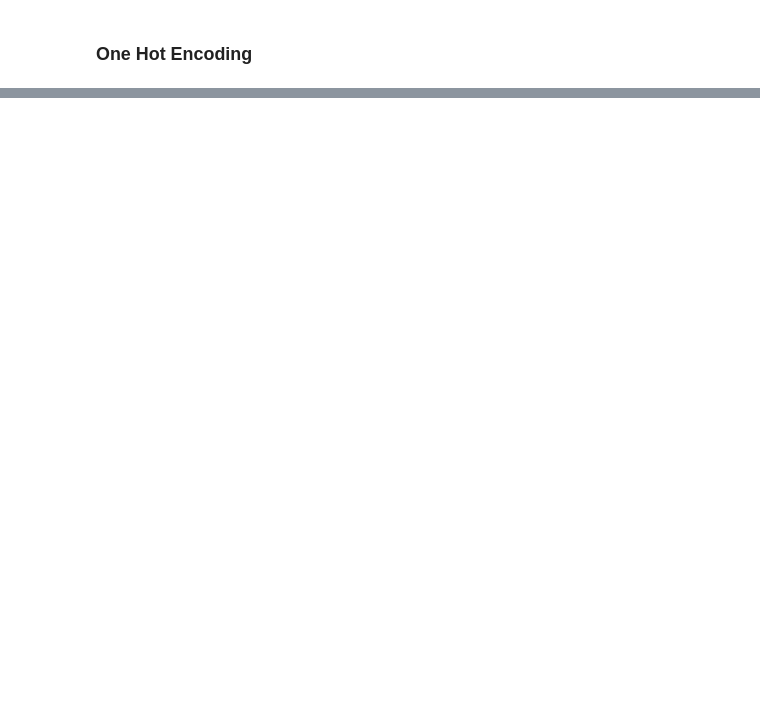
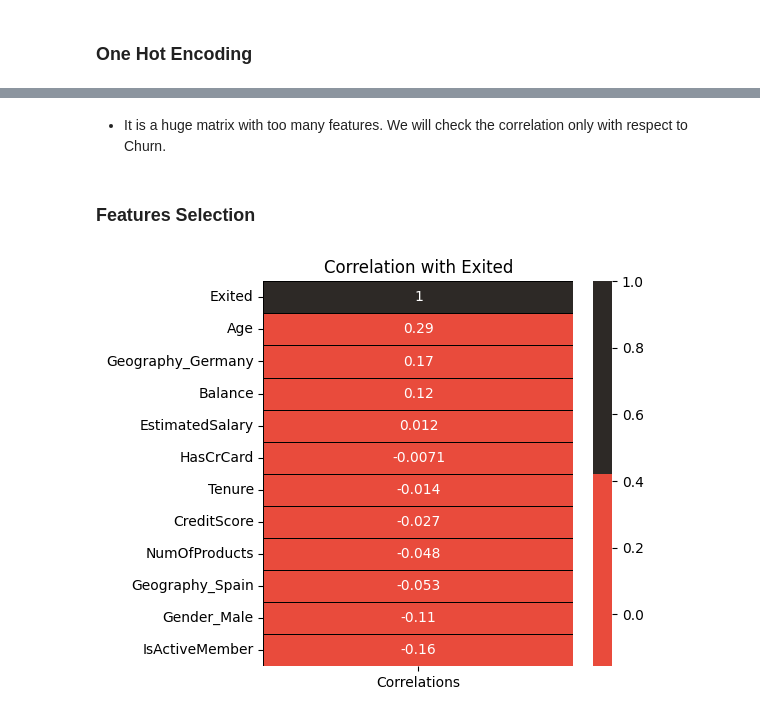
Before and after one commit to jacquesbilombe/CRM-Customer-Churn-Score, a Jupyter notebook: CustomerChurn.ipynb, the cells around one changed output, grey strips where cells are left out. Drawn from its saved outputs; the diff is of its cells as text; code cells hidden in the pictures; blank space fills up the shorter version.

```diff
--- a/CustomerChurn.ipynb
+++ b/CustomerChurn.ipynb
@@ -225,0 +236,13 @@ df1.tail()
+# %% [markdown]
+- It is a huge matrix with too many features. We will check the correlation only with respect to Churn.
+# %% [markdown]
+### Features Selection
+# %%
+# See the correlation using "Exited" column as the reference
+corr = df1.corrwith(df1['Exited']).sort_values(ascending = False).to_frame()
+corr.columns = ['Correlations']
+plt.subplots(figsize = (5,5))
+sns.heatmap(corr,annot = True,cmap = colors,linewidths = 0.4,linecolor = 'black');
+plt.title('Correlation with Exited');
+# %% [output]
+[figure, added]
```
Also changed, not shown: parts of 16 cells of this notebook.
